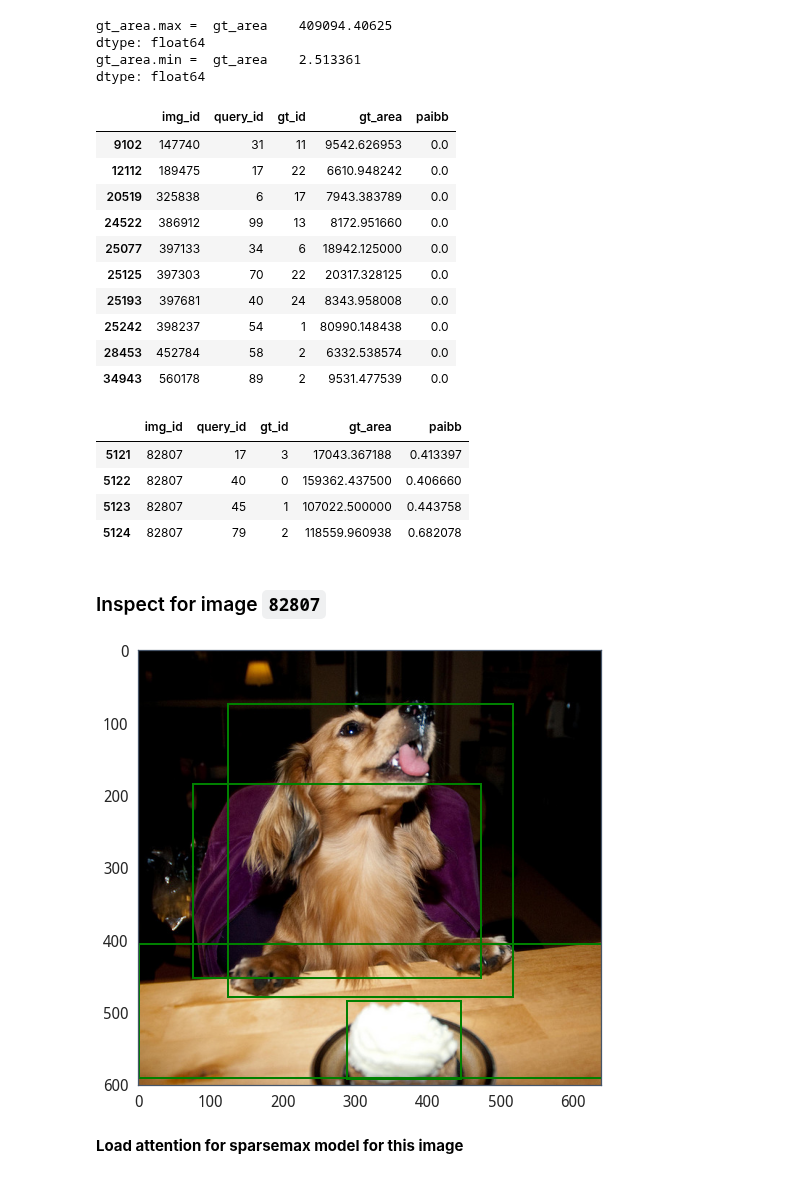
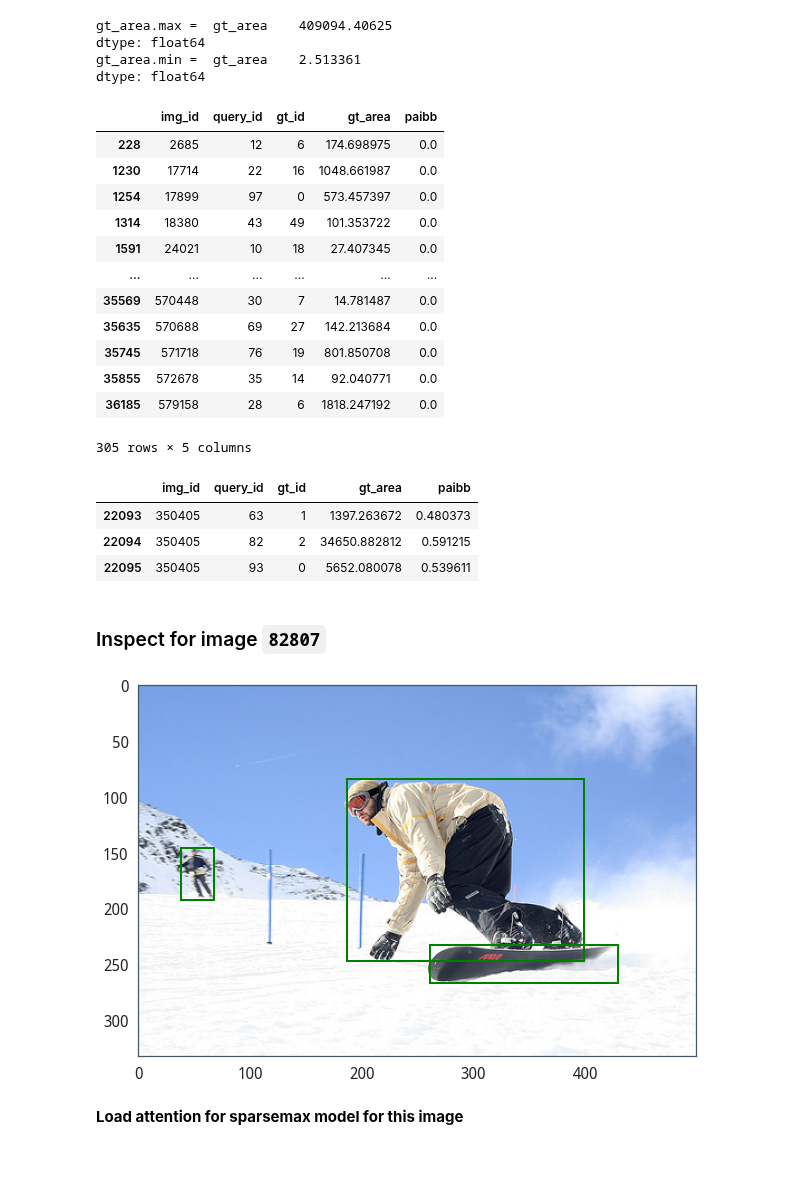
Before and after one commit to erikdao/sparse-detector, a Jupyter notebook: notebooks/analyze_paibb.ipynb, the cells around one changed output. Cells and saved outputs as stored; diff of their text form; code cells hidden in the pictures.

```diff
--- a/notebooks/analyze_paibb.ipynb
+++ b/notebooks/analyze_paibb.ipynb
@@ -56,7 +56,8 @@ def get_annos_for_img(img_id: int) -> Any:
 metric_dir = Path(package_root) / "outputs" / "metrics" / "paibb"
 
 data = []
-fpath = metric_dir / "paibb_entmax15.txt"
+# fpath = metric_dir / "paibb_entmax15.txt"
+fpath = metric_dir / "paibb_sparsemax.txt"
 with open(fpath, "r") as f:
     for line in f:
         # Replace single quotes with double quotes for JSONEncoder to work
@@ -106,43 +107,44 @@ dtype: float64
 gt_area.min =  gt_area    2.513361
 dtype: float64
 # %%
-df[(df.paibb == 0) & (df.gt_area > 5000) & (df.index > 5000)]
+df[(df.paibb == 0)]
 # %% [output]
 |  | img_id | query_id | gt_id | gt_area | paibb |
-| 9102 | 147740 | 31 | 11 | 9542.626953 | 0.0 |
-| 12112 | 189475 | 17 | 22 | 6610.948242 | 0.0 |
-| 20519 | 325838 | 6 | 17 | 7943.383789 | 0.0 |
-| 24522 | 386912 | 99 | 13 | 8172.951660 | 0.0 |
-| 25077 | 397133 | 34 | 6 | 18942.125000 | 0.0 |
-| 25125 | 397303 | 70 | 22 | 20317.328125 | 0.0 |
-| 25193 | 397681 | 40 | 24 | 8343.958008 | 0.0 |
-| 25242 | 398237 | 54 | 1 | 80990.148438 | 0.0 |
-| 28453 | 452784 | 58 | 2 | 6332.538574 | 0.0 |
-| 34943 | 560178 | 89 | 2 | 9531.477539 | 0.0 |
+| 228 | 2685 | 12 | 6 | 174.698975 | 0.0 |
+| 1230 | 17714 | 22 | 16 | 1048.661987 | 0.0 |
+| 1254 | 17899 | 97 | 0 | 573.457397 | 0.0 |
+| 1314 | 18380 | 43 | 49 | 101.353722 | 0.0 |
+| 1591 | 24021 | 10 | 18 | 27.407345 | 0.0 |
+| ... | ... | ... | ... | ... | ... |
+| 35569 | 570448 | 30 | 7 | 14.781487 | 0.0 |
+| 35635 | 570688 | 69 | 27 | 142.213684 | 0.0 |
+| 35745 | 571718 | 76 | 19 | 801.850708 | 0.0 |
+| 35855 | 572678 | 35 | 14 | 92.040771 | 0.0 |
+| 36185 | 579158 | 28 | 6 | 1818.247192 | 0.0 |
+305 rows × 5 columns
 # %%
-df[df.img_id == 82807]
+df[df.img_id == 350405]
 # %% [output]
 |  | img_id | query_id | gt_id | gt_area | paibb |
-| 5121 | 82807 | 17 | 3 | 17043.367188 | 0.413397 |
-| 5122 | 82807 | 40 | 0 | 159362.437500 | 0.406660 |
-| 5123 | 82807 | 45 | 1 | 107022.500000 | 0.443758 |
-| 5124 | 82807 | 79 | 2 | 118559.960938 | 0.682078 |
+| 22093 | 350405 | 63 | 1 | 1397.263672 | 0.480373 |
+| 22094 | 350405 | 82 | 2 | 34650.882812 | 0.591215 |
+| 22095 | 350405 | 93 | 0 | 5652.080078 | 0.539611 |
 # %% [markdown]
 ### Inspect for image `82807`
 # %%
-img_id = 82807
+img_id = 350405
 img = Image.open(coco_path / (f"{img_id}".rjust(12, '0') + '.jpg'))
 
 fig, ax = plt.subplots(figsize=(10, 8))
 ax.imshow(img)
 ax.grid(False)
 
 img_annos = get_annos_for_img(img_id)
 for img_anno in img_annos:
     x, y, w, h = img_anno['bbox']
     ax.add_patch(patches.Rectangle((x, y), w, h, fill=False, edgecolor='green', lw=2))
 # %% [output]
-[figure, old version]
+[figure, new version]
 # %% [markdown]
 **Load attention for sparsemax model for this image**
 # %%
```
Also changed, not shown: parts of 11 cells of this notebook, 5 other files.
